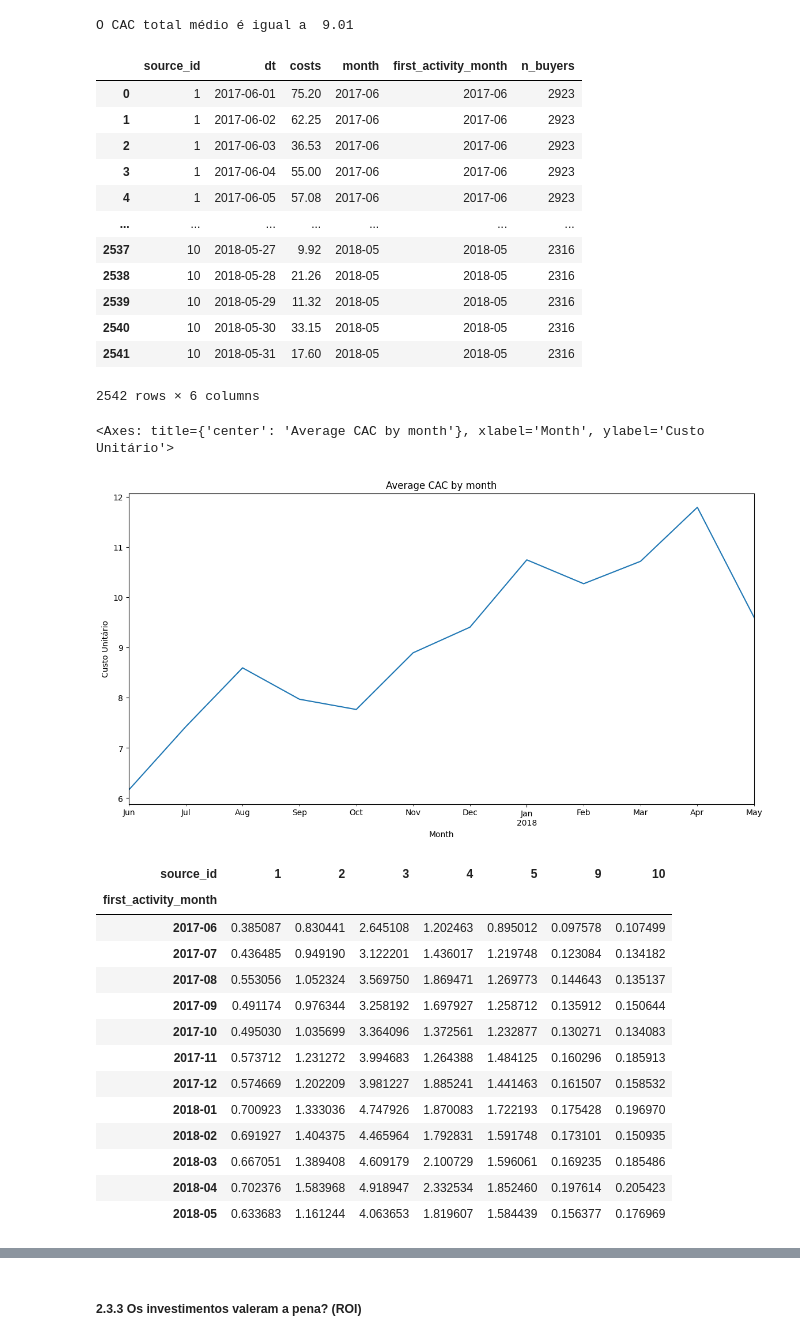
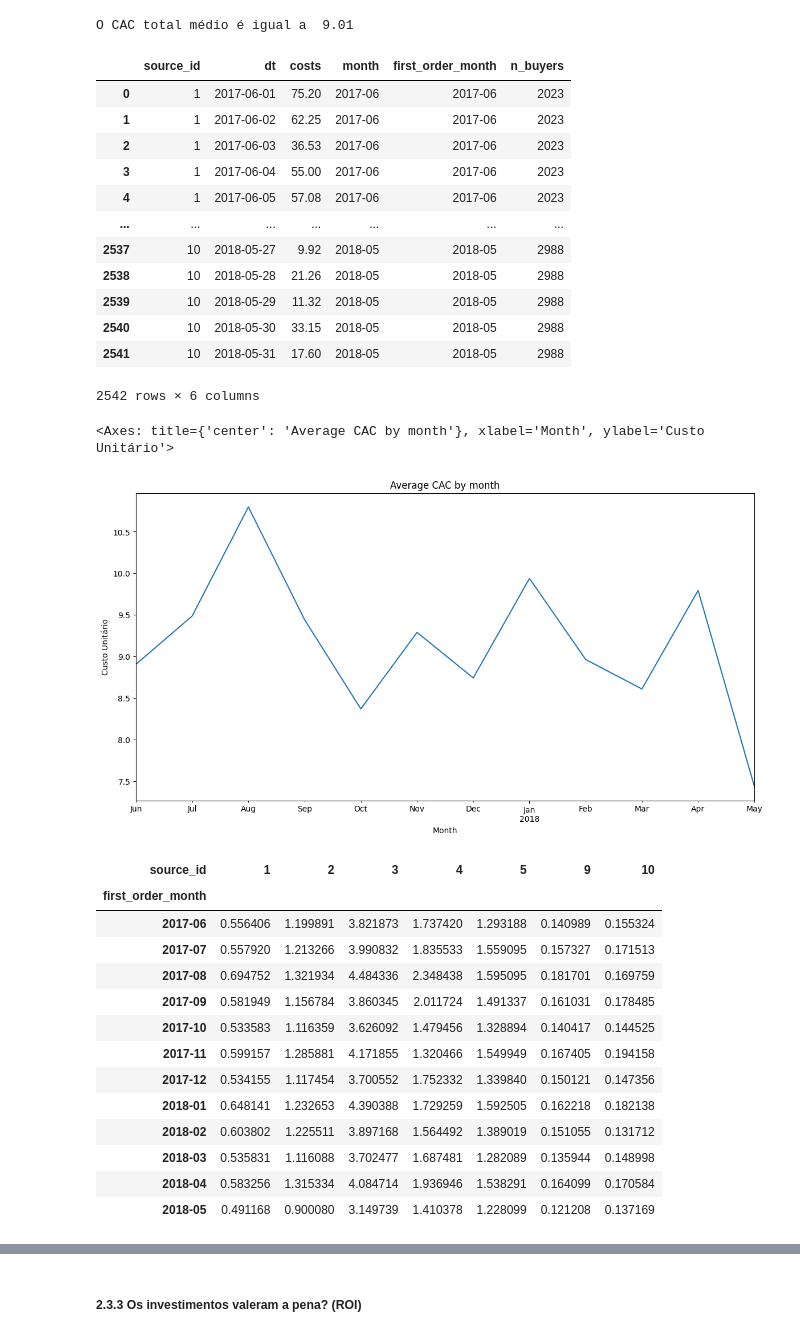
Before and after one commit to JQuareli/Otimizacao-das-despesas-com-marketing, a Jupyter notebook: EDA.ipynb, the cells around one changed output, grey strips where cells are left out. Saved outputs shown, nothing was run; the diff lists cells and outputs as text; code cells hidden in the pictures.

```diff
--- a/EDA.ipynb
+++ b/EDA.ipynb
@@ -363,3 +373,9 @@ print('O ticket médio das vendas é: $', Average_Order_Value)
 O ticket médio das vendas é: $ 5
 # %% [markdown]
 ##### 2.2.4 Quanto dinheiro eles trazem para a empresa (LTV)? - Receita dividido pela quantidade de clientes
+# %%
+# Criando o df com a informação da data e do mês da primeira compra
+orders = first_orders_data.merge(orders, on='uid')
+orders['first_order_month'] = orders['first_purchase'].dt.to_period('M')
+
+orders
@@ -366,10 +396,11 @@ O ticket médio das vendas é: $ 5
 # %%
-# criando uma coluna com a quantidade de usuários únicos por cohort
-cohort_size = (first_visit_order.groupby('first_activity_month')['uid']
-               .nunique()
-               .reset_index()
-               .rename(columns={'uid':'n_buyers'})
+# Criando um df com a quantidade de compradores por cohort
+first_orders = orders[['uid', 'first_order_month', 'month']].drop_duplicates(subset='uid')
+
+cohort_sizes = (first_orders.groupby('first_order_month')['uid']
+                .nunique()
+                .reset_index()
+                .rename(columns= {'uid':'n_buyers'})
 )
-df_ltv = first_visit_order.merge(cohort_size, on='first_activity_month', how='left')
-df_ltv
+cohort_sizes
 # %% [output]
@@ -478,43 +535,43 @@ print("O CAC total médio é igual a ",mean_cac)
 O CAC total médio é igual a  9.01
 # %%
 # Selecionamos o número de compradores de cada mês e inserimos na tabela de costs
-buyers_month = (first_visit_order.groupby('first_activity_month')['uid']
+buyers_month = (first_orders.groupby('first_order_month')['uid']
                 .nunique()
                 .reset_index()
                 .rename(columns={'uid':'n_buyers'})
 )
 
-df_cac = costs.merge(buyers_month, left_on='month', right_on='first_activity_month', how='left')
+df_cac = costs.merge(buyers_month, left_on='month', right_on='first_order_month', how='left')
 
 df_cac
 # %% [output]
-|  | source_id | dt | costs | month | first_activity_month | n_buyers |
-| 0 | 1 | 2017-06-01 | 75.20 | 2017-06 | 2017-06 | 2923 |
-| 1 | 1 | 2017-06-02 | 62.25 | 2017-06 | 2017-06 | 2923 |
-| 2 | 1 | 2017-06-03 | 36.53 | 2017-06 | 2017-06 | 2923 |
-| 3 | 1 | 2017-06-04 | 55.00 | 2017-06 | 2017-06 | 2923 |
-| 4 | 1 | 2017-06-05 | 57.08 | 2017-06 | 2017-06 | 2923 |
+|  | source_id | dt | costs | month | first_order_month | n_buyers |
+| 0 | 1 | 2017-06-01 | 75.20 | 2017-06 | 2017-06 | 2023 |
+| 1 | 1 | 2017-06-02 | 62.25 | 2017-06 | 2017-06 | 2023 |
+| 2 | 1 | 2017-06-03 | 36.53 | 2017-06 | 2017-06 | 2023 |
+| 3 | 1 | 2017-06-04 | 55.00 | 2017-06 | 2017-06 | 2023 |
+| 4 | 1 | 2017-06-05 | 57.08 | 2017-06 | 2017-06 | 2023 |
 | ... | ... | ... | ... | ... | ... | ... |
-| 2537 | 10 | 2018-05-27 | 9.92 | 2018-05 | 2018-05 | 2316 |
-| 2538 | 10 | 2018-05-28 | 21.26 | 2018-05 | 2018-05 | 2316 |
-| 2539 | 10 | 2018-05-29 | 11.32 | 2018-05 | 2018-05 | 2316 |
-| 2540 | 10 | 2018-05-30 | 33.15 | 2018-05 | 2018-05 | 2316 |
-| 2541 | 10 | 2018-05-31 | 17.60 | 2018-05 | 2018-05 | 2316 |
+| 2537 | 10 | 2018-05-27 | 9.92 | 2018-05 | 2018-05 | 2988 |
+| 2538 | 10 | 2018-05-28 | 21.26 | 2018-05 | 2018-05 | 2988 |
+| 2539 | 10 | 2018-05-29 | 11.32 | 2018-05 | 2018-05 | 2988 |
+| 2540 | 10 | 2018-05-30 | 33.15 | 2018-05 | 2018-05 | 2988 |
+| 2541 | 10 | 2018-05-31 | 17.60 | 2018-05 | 2018-05 | 2988 |
 2542 rows × 6 columns
 # %%
 # Calculamos o custo de aquisição para cada linha para depois agrupar por cohort
 df_cac['cac'] = df_cac['costs'] / df_cac['n_buyers']
 
 # Agrupamos por mês e extraímos o gráfico
-(df_cac.groupby('first_activity_month')['cac']
+(df_cac.groupby('first_order_month')['cac']
  .sum()).plot(figsize=(14,7), title='Average CAC by month', xlabel = 'Month', ylabel = 'Custo Unitário')
 # %% [output]
 <Axes: title={'center': 'Average CAC by month'}, xlabel='Month', ylabel='Custo Unitário'>
-[figure, old version]
+[figure, new version]
 # %%
 # Utilizamos a tabela dinamica para agrupar por source
 pivot_cac = df_cac.pivot_table(
-    index='first_activity_month',
+    index='first_order_month',
     columns='source_id',
     values='cac',
     aggfunc='sum'
@@ -522,19 +579,19 @@ pivot_cac = df_cac.pivot_table(
 pivot_cac
 # %% [output]
 | source_id | 1 | 2 | 3 | 4 | 5 | 9 | 10 |
-| first_activity_month |  |  |  |  |  |  |  |
-| 2017-06 | 0.385087 | 0.830441 | 2.645108 | 1.202463 | 0.895012 | 0.097578 | 0.107499 |
-| 2017-07 | 0.436485 | 0.949190 | 3.122201 | 1.436017 | 1.219748 | 0.123084 | 0.134182 |
-| 2017-08 | 0.553056 | 1.052324 | 3.569750 | 1.869471 | 1.269773 | 0.144643 | 0.135137 |
-| 2017-09 | 0.491174 | 0.976344 | 3.258192 | 1.697927 | 1.258712 | 0.135912 | 0.150644 |
-| 2017-10 | 0.495030 | 1.035699 | 3.364096 | 1.372561 | 1.232877 | 0.130271 | 0.134083 |
-| 2017-11 | 0.573712 | 1.231272 | 3.994683 | 1.264388 | 1.484125 | 0.160296 | 0.185913 |
-| 2017-12 | 0.574669 | 1.202209 | 3.981227 | 1.885241 | 1.441463 | 0.161507 | 0.158532 |
-| 2018-01 | 0.700923 | 1.333036 | 4.747926 | 1.870083 | 1.722193 | 0.175428 | 0.196970 |
-| 2018-02 | 0.691927 | 1.404375 | 4.465964 | 1.792831 | 1.591748 | 0.173101 | 0.150935 |
-| 2018-03 | 0.667051 | 1.389408 | 4.609179 | 2.100729 | 1.596061 | 0.169235 | 0.185486 |
-| 2018-04 | 0.702376 | 1.583968 | 4.918947 | 2.332534 | 1.852460 | 0.197614 | 0.205423 |
-| 2018-05 | 0.633683 | 1.161244 | 4.063653 | 1.819607 | 1.584439 | 0.156377 | 0.176969 |
+| first_order_month |  |  |  |  |  |  |  |
+| 2017-06 | 0.556406 | 1.199891 | 3.821873 | 1.737420 | 1.293188 | 0.140989 | 0.155324 |
+| 2017-07 | 0.557920 | 1.213266 | 3.990832 | 1.835533 | 1.559095 | 0.157327 | 0.171513 |
+| 2017-08 | 0.694752 | 1.321934 | 4.484336 | 2.348438 | 1.595095 | 0.181701 | 0.169759 |
+| 2017-09 | 0.581949 | 1.156784 | 3.860345 | 2.011724 | 1.491337 | 0.161031 | 0.178485 |
+| 2017-10 | 0.533583 | 1.116359 | 3.626092 | 1.479456 | 1.328894 | 0.140417 | 0.144525 |
+| 2017-11 | 0.599157 | 1.285881 | 4.171855 | 1.320466 | 1.549949 | 0.167405 | 0.194158 |
+| 2017-12 | 0.534155 | 1.117454 | 3.700552 | 1.752332 | 1.339840 | 0.150121 | 0.147356 |
+| 2018-01 | 0.648141 | 1.232653 | 4.390388 | 1.729259 | 1.592505 | 0.162218 | 0.182138 |
+| 2018-02 | 0.603802 | 1.225511 | 3.897168 | 1.564492 | 1.389019 | 0.151055 | 0.131712 |
+| 2018-03 | 0.535831 | 1.116088 | 3.702477 | 1.687481 | 1.282089 | 0.135944 | 0.148998 |
+| 2018-04 | 0.583256 | 1.315334 | 4.084714 | 1.936946 | 1.538291 | 0.164099 | 0.170584 |
+| 2018-05 | 0.491168 | 0.900080 | 3.149739 | 1.410378 | 1.228099 | 0.121208 | 0.137169 |
 # %%
 pivot_cac.plot(kind='area', figsize=(14,7), title='Cac per source by month', xlabel = 'month', ylabel = 'costs')
 # %% [output]
```
Also changed, not shown: parts of 13 cells of this notebook.
